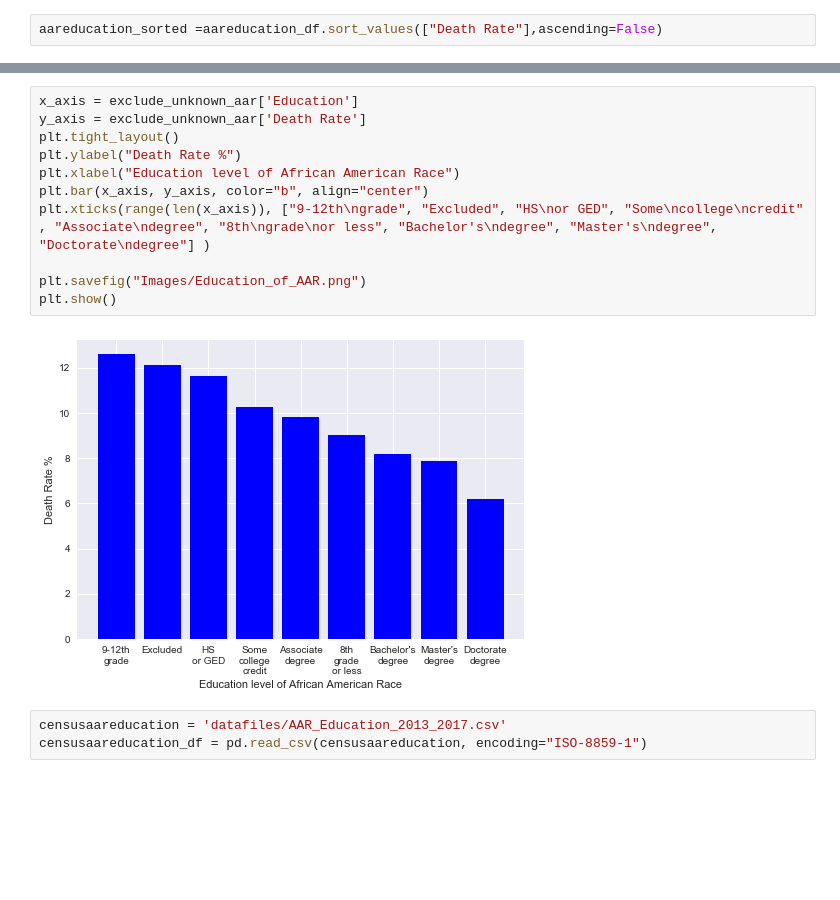
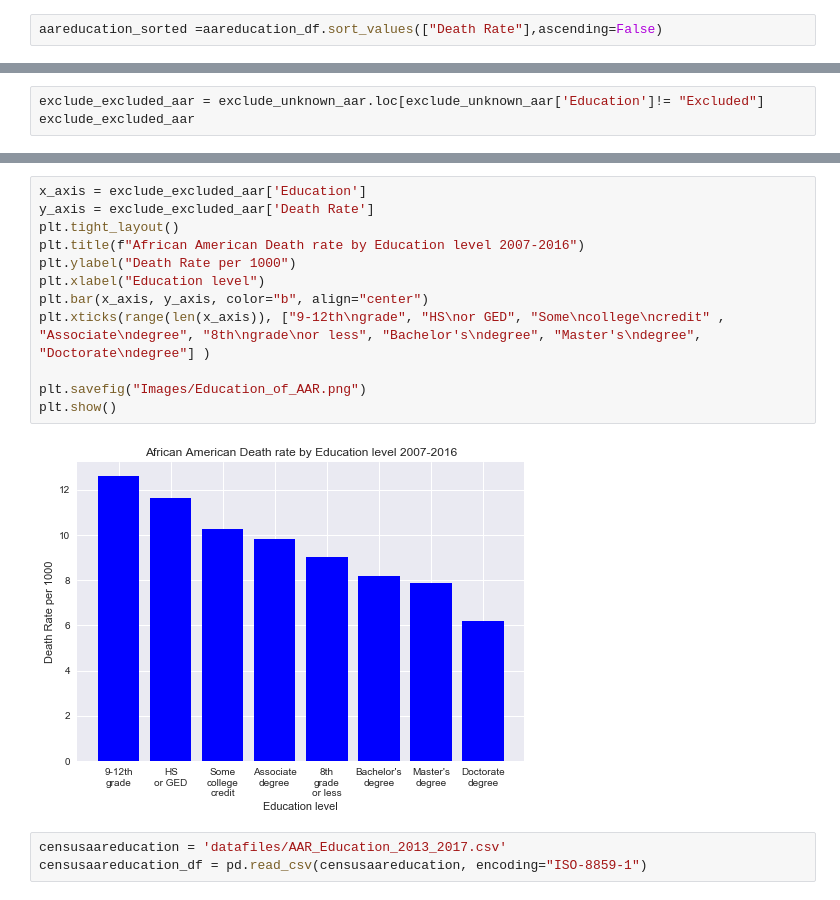
Before and after one commit to jasminajovanovic/IMR, a Jupyter notebook: IMR_by_education.ipynb, the cells around one changed output, grey strips where cells are left out. Drawn from its saved outputs; the diff is of its cells as text; blank space fills up the shorter version.

Commit message:
changed images

```diff
--- a/IMR_by_education.ipynb
+++ b/IMR_by_education.ipynb
@@ -345,0 +336,3 @@ exclude_unknown_aar
+# %%
+exclude_excluded_aar = exclude_unknown_aar.loc[exclude_unknown_aar['Education']!= "Excluded"]
+exclude_excluded_aar
@@ -346,16 +349,17 @@ exclude_unknown_aar
 # %%
-x_axis = exclude_unknown_aar['Education']
-y_axis = exclude_unknown_aar['Death Rate']
+x_axis = exclude_excluded_aar['Education']
+y_axis = exclude_excluded_aar['Death Rate']
 plt.tight_layout()
-plt.ylabel("Death Rate %")
-plt.xlabel("Education level of African American Race")
+plt.title(f"African American Death rate by Education level 2007-2016")
+plt.ylabel("Death Rate per 1000")
+plt.xlabel("Education level")
 plt.bar(x_axis, y_axis, color="b", align="center")
-plt.xticks(range(len(x_axis)), ["9-12th\ngrade", "Excluded", "HS\nor GED", "Some\ncollege\ncredit" , "Associate\ndegree", "8th\ngrade\nor less", "Bachelor's\ndegree", "Master's\ndegree", "Doctorate\ndegree"] )
+plt.xticks(range(len(x_axis)), ["9-12th\ngrade", "HS\nor GED", "Some\ncollege\ncredit" , "Associate\ndegree", "8th\ngrade\nor less", "Bachelor's\ndegree", "Master's\ndegree", "Doctorate\ndegree"] )
 
 plt.savefig("Images/Education_of_AAR.png")
 plt.show()
 # %% [output]
-[figure, old version]
+[figure, new version]
 # %%
 censusaareducation = 'datafiles/AAR_Education_2013_2017.csv'
 censusaareducation_df = pd.read_csv(censusaareducation, encoding="ISO-8859-1")
```
Also changed, not shown: parts of 7 cells of this notebook, 5 other files.
